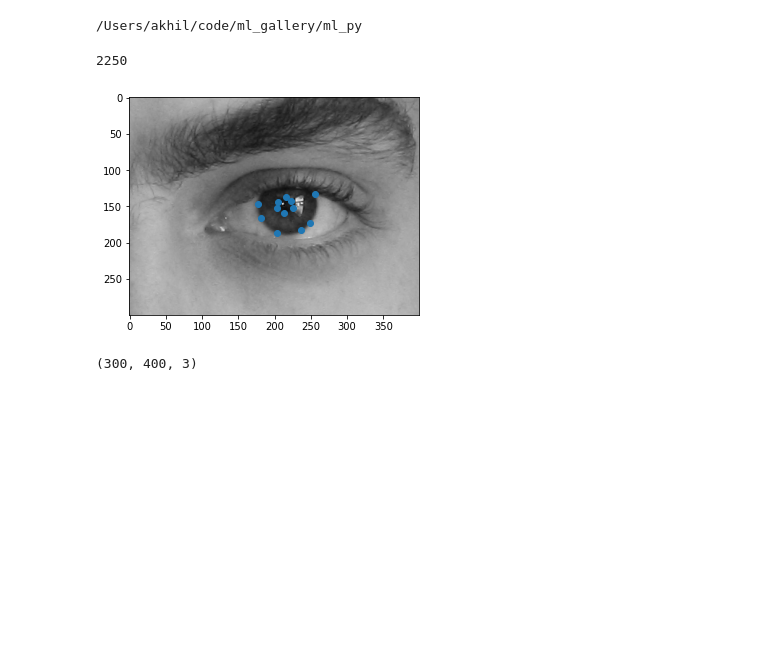
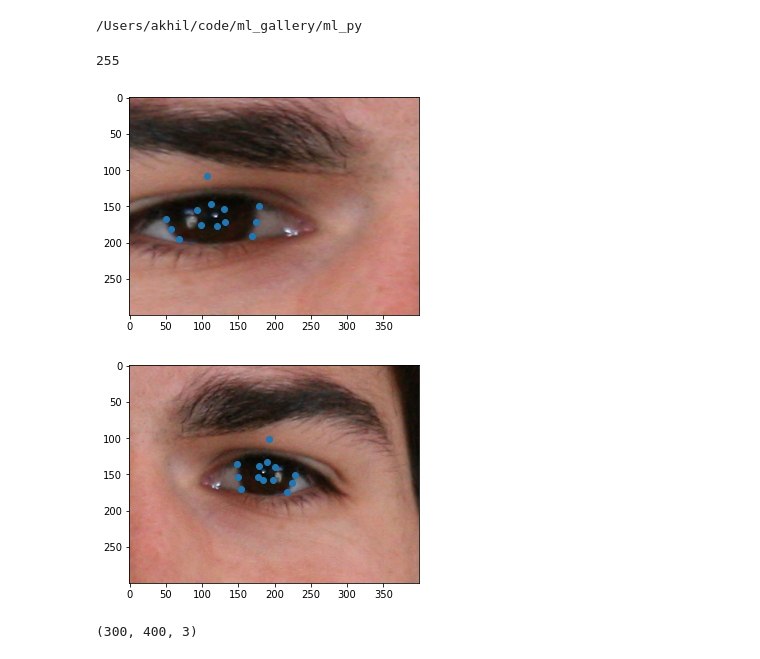
Before and after one commit to Akhilez/ml_gallery, a Jupyter notebook: ml_py/app/vision/iris_detector/augmentations_test.ipynb, the cells around one changed output. Cells and saved outputs as stored; diff of their text form; code cells hidden in the pictures; blank space fills up the shorter version.

```diff
--- a/ml_py/app/vision/iris_detector/augmentations_test.ipynb
+++ b/ml_py/app/vision/iris_detector/augmentations_test.ipynb
@@ -48,8 +48,8 @@ transform = A.Compose (
 )
 # %%
 data_dir = f'{BASE_DIR}/data/pupil'
-images_dir = f'{data_dir}/images'
-labels_path = f'{data_dir}/train/labels.json'
+images_dir = f'{data_dir}/test/images'
+labels_path = f'{data_dir}/test/labels.json'
 # %%
 with open(labels_path) as json_file:
     data = json.load(json_file)
@@ -57,7 +57,7 @@ with open(labels_path) as json_file:
 image_names_list = sorted(list(data.keys()))
 len(image_names_list)
 # %% [output]
-2250
+255
 # %%
 image = Image.open(f'{images_dir}/{image_names_list[0]}.tiff')
 # %%
@@ -66,12 +66,16 @@ image_ = np.array(image)
 # %%
 inner_landmarks = data[image_names_list[0]]['inner']['landmarks']
 outer_landmarks = data[image_names_list[0]]['outer']['landmarks']
 augmentations = transform(image=image_, keypoints=inner_landmarks + outer_landmarks)
 augmented_img = augmentations['image']
 plt.imshow(augmented_img)
 plot_img(augmented_img, landmarks=np.array(augmentations['keypoints']))
+plt.show()
+plt.imshow(image_)
+plot_img(image_, landmarks=np.array(inner_landmarks + outer_landmarks))
 # %% [output]
-[figure, old version]
+[figure, new version]
+[figure, added]
 # %%
 image_.shape
 # %% [output]
```
Also changed, not shown: 3 other files.
